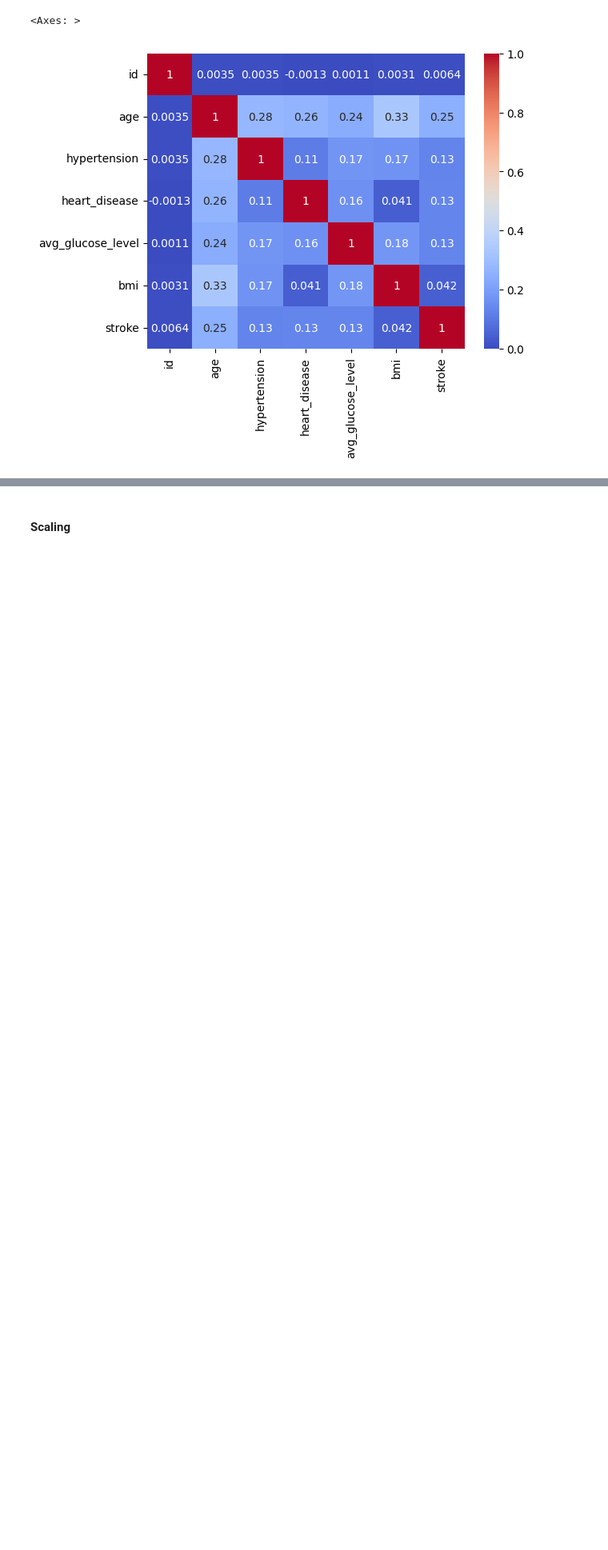
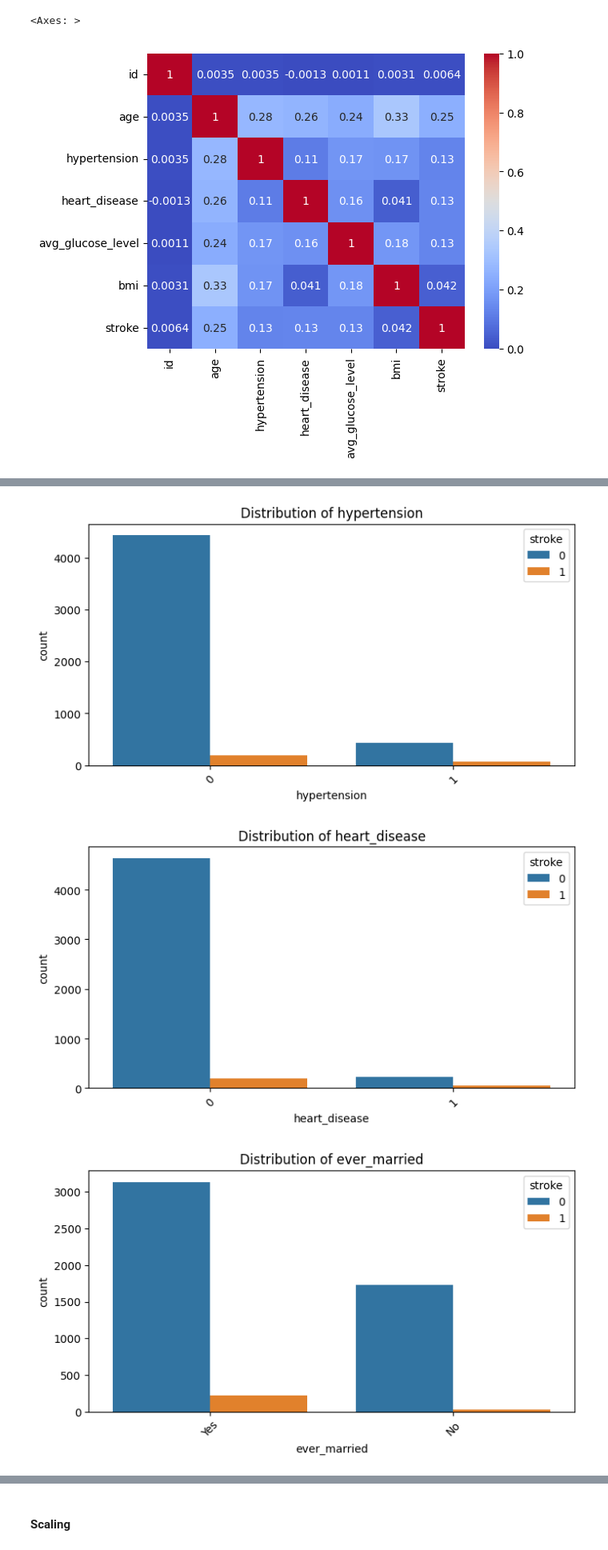
Before and after one commit to AlessandroConte/stroke-prediction, a Jupyter notebook: stroke_prediction_ml.ipynb, the cells around one changed output, grey strips where cells are left out. Shown at 80% size. Drawn from its saved outputs; the diff is of its cells as text; code cells hidden in the pictures; blank space fills up the shorter version.

```diff
--- a/stroke_prediction_ml.ipynb
+++ b/stroke_prediction_ml.ipynb
@@ -210,0 +230,14 @@ ValueError: Could not interpret value `gender` for `x`. An entry with this name
+# %%
+categorical_features = ['hypertension', 'heart_disease', 'ever_married',
+                        'Residence_type', 'work_type', 'smoking_status', 'gender']
+
+for column in categorical_features:
+    plt.figure(figsize=(8, 4))
+    sns.countplot(data=df, x=column, hue='stroke')
+    plt.title(f'Distribution of {column}')
+    plt.xticks(rotation=45)
+    plt.show()
+# %% [output]
+[figure, added]
+[figure, added]
+[figure, added]
```
Also changed, not shown: parts of 17 cells of this notebook.
